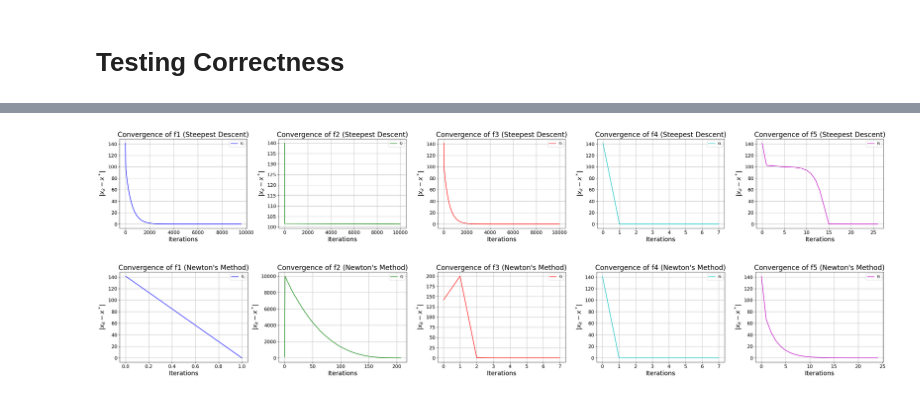
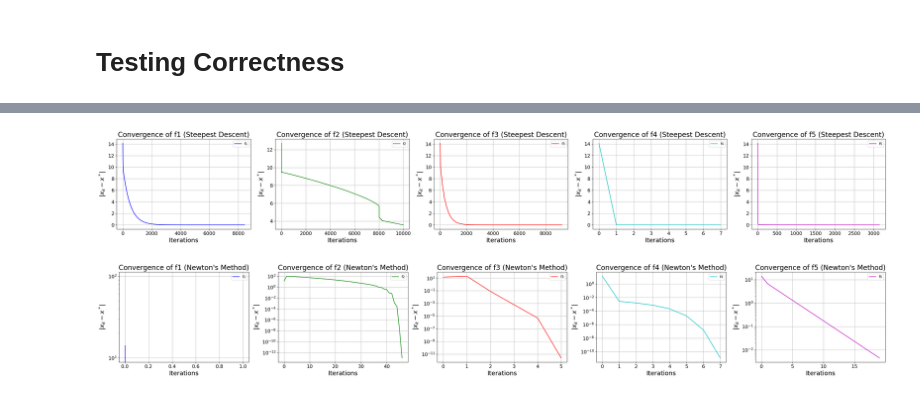
Before and after one commit to mVigholt/NO, a Jupyter notebook: Week 2/Assignment_Notebook.ipynb, the cells around one changed output, grey strips where cells are left out. Cells and saved outputs as stored; diff of their text form; code cells hidden in the pictures.

```diff
--- a/Week 2/Assignment_Notebook.ipynb
+++ b/Week 2/Assignment_Notebook.ipynb
@@ -570,12 +601,45 @@ results
   'Expected': array([0., 0.])}}
 # %%
+import numpy as np
+import matplotlib.pyplot as plt
+
+# Steepest Descent function (updated version)
+def steepest_descent2(f, df, x0, max_iter=10000, epsilon=1e-6):
+    x = x0.copy()
+    xs = [x]
+    for _ in range(max_iter):
+        if np.linalg.norm(df(x)) < epsilon: break
+        p = -df(x)
+        alpha = backtrack(f, df, x, p, 1.0)
+        x = x + alpha * p
+        xs.append(x)
+    return np.array(xs)
+
+# Newton's Method function (updated version)
+def newtons_method2(f, df, Hf, x0, max_iter=10000, epsilon=1e-6):
+    x = x0.copy()
+    xs = [x]
+    for _ in range(max_iter):
+        if np.linalg.norm(df(x)) < epsilon: break
+        H = Hf(x)
+        if np.linalg.eigvals(H).min() > 0:  # Check if Hessian is positive definite
+            p = -np.linalg.solve(H, df(x))
+        else:
+            eigvals, eigvecs = np.linalg.eigh(H)
+            new_H = sum((1 / abs(l)) * np.outer(v, v) for l, v in zip(eigvals, eigvecs.T))
+            p = -new_H @ df(x)
+        alpha = backtrack(f, df, x, p, 1.0)
+        x = x + alpha * p
+        xs.append(x)
+    return np.array(xs)
+
 # Function Setup
 functions = [f1, f2, f3, f4, f5]
 gradients = [df1, df2, df3, df4, df5]
 hessians = [Hf1, Hf2, Hf3, Hf4, Hf5]
 names = ["f1", "f2", "f3", "f4", "f5"]
 dims = [2, 2, 2, 2, 2]
-x0s = [np.array([100.0, 100.0])] * 5
+x0s = [np.array([10, 10])] * 5
 
 # Parameters
 max_iter = 10000
@@ -589,7 +653,7 @@ newton_convergence = []
 for i in range(len(functions)):
     f, df = functions[i], gradients[i]
     x_opt_true = x_opt(names[i], dims[i])  # True optimal point
-    xs_sd = steepest_descent(f, df, x0s[i], max_iter=max_iter, epsilon=epsilon)
+    xs_sd = steepest_descent2(f, df, x0s[i], max_iter=max_iter, epsilon=epsilon)
     distance_sd = [np.linalg.norm(x - x_opt_true) for x in xs_sd]  # Distance from true optimal solution
     sd_convergence.append(distance_sd)
 
@@ -597,7 +661,7 @@ for i in range(len(functions)):
 for i in range(len(functions)):
     f, df, Hf = functions[i], gradients[i], hessians[i]
     x_opt_true = x_opt(names[i], dims[i])  # True optimal point
-    xs_newton = newtons_method(f, df, Hf, x0s[i], max_iter=max_iter, epsilon=epsilon)
+    xs_newton = newtons_method2(f, df, Hf, x0s[i], max_iter=max_iter, epsilon=epsilon)
     distance_newton = [np.linalg.norm(x - x_opt_true) for x in xs_newton]  # Distance from true optimal solution
     newton_convergence.append(distance_newton)
 
@@ -609,32 +673,33 @@ fig, axes = plt.subplots(1, len(sd_convergence), figsize=(6.4 * len(sd_convergen
 
 for i, (dist, ax) in enumerate(zip(sd_convergence, axes)):
     ax.plot(range(len(dist)), dist, label=f"{names[i]}", color=colors[i])  # Assign color here
     ax.set_xlabel("Iterations", fontsize=18)
     ax.set_ylabel(r"$|x_k - x^*|$", fontsize=18)
     ax.set_title(f"Convergence of {names[i]} (Steepest Descent)", fontsize=20)
     ax.legend()
     ax.grid(True)
     ax.tick_params(axis='x', labelsize=14)  # Set x-axis label size
     ax.tick_params(axis='y', labelsize=14)  # Set y-axis label size
 
 plt.tight_layout()
 plt.show()
 
 # Plot Newton's Method Convergence (Side by Side)
 fig, axes = plt.subplots(1, len(newton_convergence), figsize=(6.4 * len(newton_convergence), 4.8))
 
 for i, (dist, ax) in enumerate(zip(newton_convergence, axes)):
     ax.plot(range(len(dist)), dist, label=f"{names[i]}", color=colors[i])  # Assign color here
     ax.set_xlabel("Iterations", fontsize=18)
     ax.set_ylabel(r"$|x_k - x^*|$", fontsize=18)
+    ax.set_yscale("log")
     ax.set_title(f"Convergence of {names[i]} (Newton's Method)", fontsize=20)
     ax.legend()
     ax.grid(True)
     ax.tick_params(axis='x', labelsize=14)  # Set x-axis label size
     ax.tick_params(axis='y', labelsize=14)  # Set y-axis label size
 
 plt.tight_layout()
 plt.show()
 # %% [output]
-[figure, old version]
+[figure, new version]
-[figure, old version]
+[figure, new version]
```
Also changed, not shown: parts of 7 cells of this notebook.
